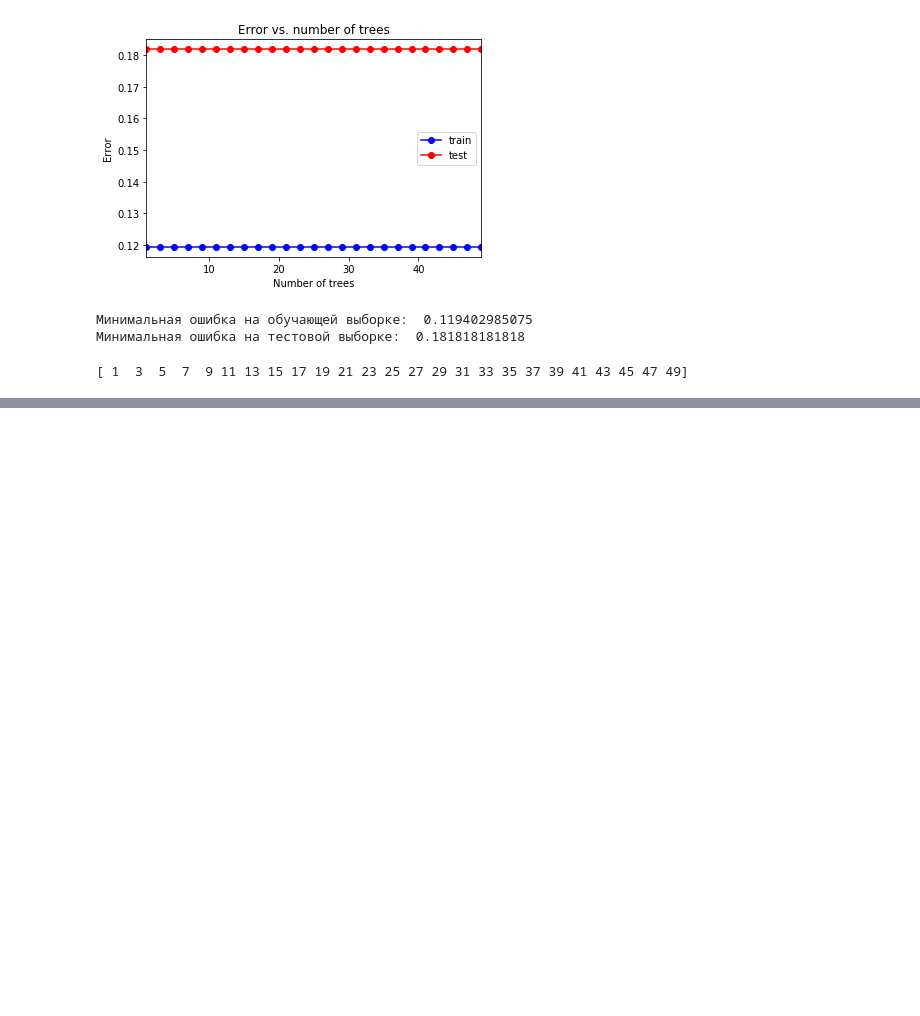
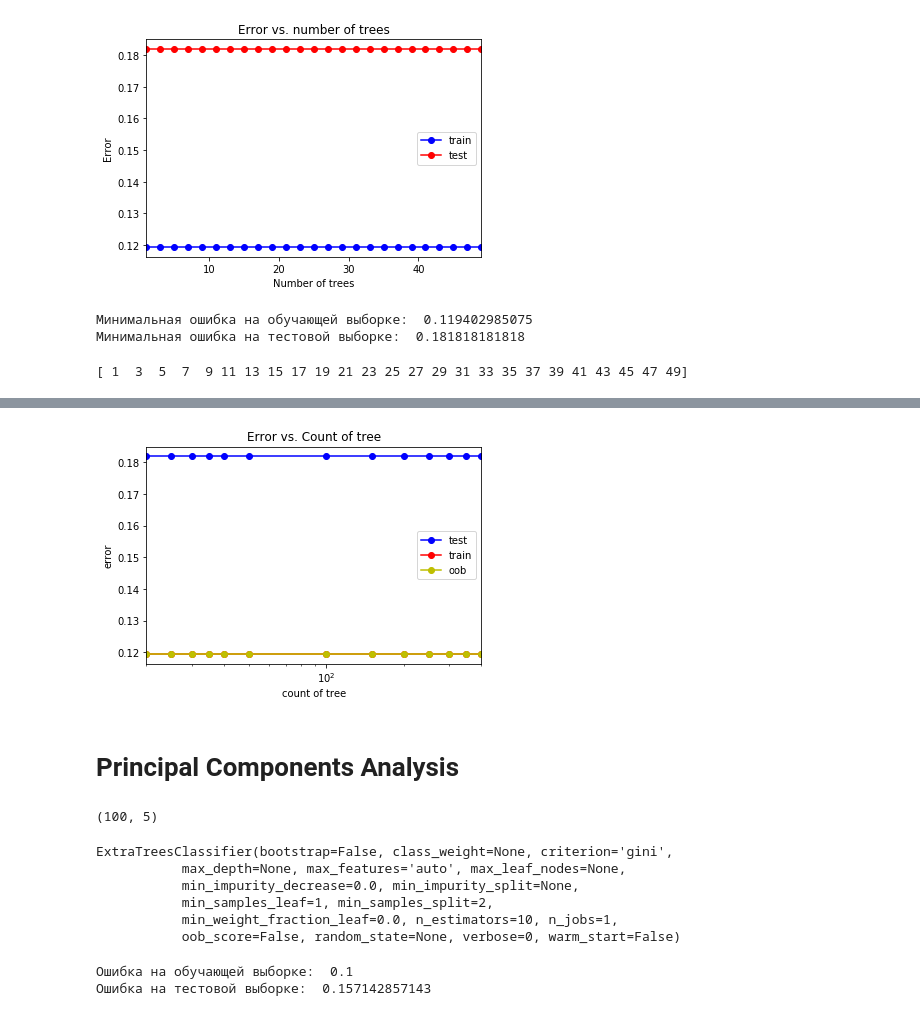
Before and after one commit to 1995konstantin/MachineLearningCourse, a Jupyter notebook: lab2.ipynb, the cells around one changed output, grey strips where cells are left out. Drawn from its saved outputs; the diff is of its cells as text; code cells hidden in the pictures; blank space fills up the shorter version.

```diff
--- a/lab2.ipynb
+++ b/lab2.ipynb
@@ -920,0 +989,27 @@ print(trees_opt)
+# %%
+#tree_arr = (1, 2, 3, 4, 5, 6, 7, 8, 9, 10, 15, 20, 25, 30, 35, 40, 50, 100, 200, 300, 400)
+tree_arr = (20, 25, 30, 35, 40, 50, 100, 150, 200, 250, 300, 350, 400)
+test_err = []
+train_err = []
+oob_err = []
+for tree in tree_arr:
+    rf = ensemble.RandomForestClassifier(tree, oob_score = True)
+    rf.fit(X_train, y_train)
+
+    y_train_pred = rf.predict(X_train)
+    y_test_pred = rf.predict(X_test)
+    oob_err.append(1 - rf.oob_score_)
+    train_err.append(np.mean(y_train != y_train_pred))
+    test_err.append(np.mean(y_test != y_test_pred))
+
+plt.semilogx(tree_arr, test_err, 'b-o', label = 'test')
+plt.semilogx(tree_arr, train_err, 'r-o', label = 'train')
+plt.semilogx(tree_arr, oob_err, 'y-o', label = 'oob')
+plt.xlim([np.min(tree_arr), np.max(tree_arr)])
+plt.title('Error vs. Count of tree')
+plt.xlabel('count of tree')
+plt.ylabel('error')
+plt.legend()
+pass
+# %% [output]
+[figure, added]
@@ -920,0 +1018,7 @@ print(trees_opt)
+# %% [markdown]
+# Principal Components Analysis
+# %%
+#анализ данных
+X.shape
+# %% [output]
+(100, 5)
@@ -920,0 +1034,21 @@ print(trees_opt)
+# %%
+#Обучаем классификатор вида Extremely Randomized Trees. Число деревьев = 100
+ert = ensemble.ExtraTreesClassifier(n_estimators = 10)
+ert.fit(X_train_reduc, y_train)
+# %% [output]
+ExtraTreesClassifier(bootstrap=False, class_weight=None, criterion='gini',
+           max_depth=None, max_features='auto', max_leaf_nodes=None,
+           min_impurity_decrease=0.0, min_impurity_split=None,
+           min_samples_leaf=1, min_samples_split=2,
+           min_weight_fraction_leaf=0.0, n_estimators=10, n_jobs=1,
+           oob_score=False, random_state=None, verbose=0, warm_start=False)
+# %%
+#проверим качество классификатора
+err_train = np.mean(y_train != rf.predict(X_train))
+err_test  = np.mean(y_test  != rf.predict(X_test))
+
+print("Ошибка на обучающей выборке: ", err_train)
+print("Ошибка на тестовой выборке: ", err_test)
+# %% [output]
+Ошибка на обучающей выборке:  0.1
+Ошибка на тестовой выборке:  0.157142857143
```
Also changed, not shown: parts of 24 cells of this notebook.
